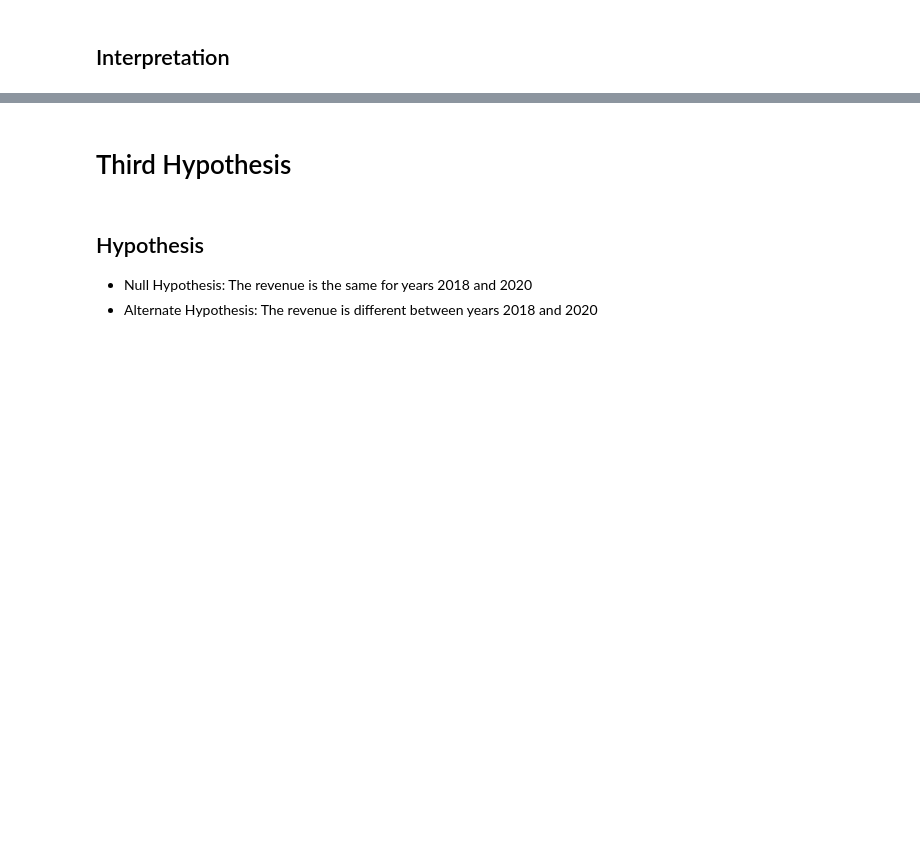
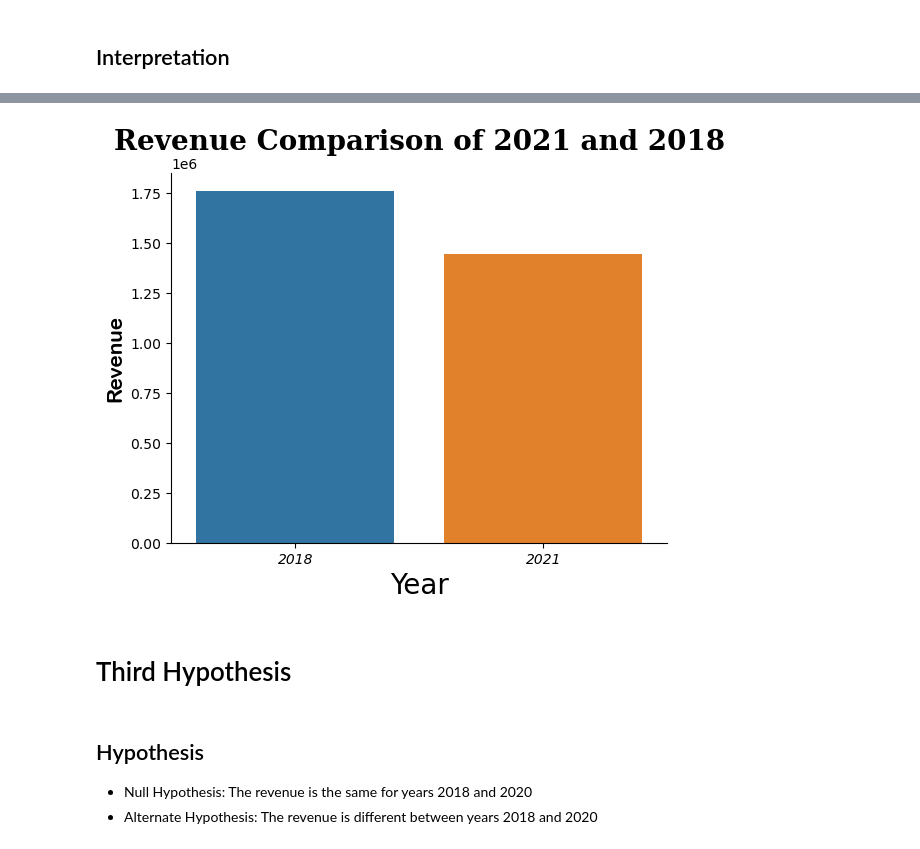
Before and after one commit to Elispreng/Project_3, a Jupyter notebook: Project3_Part4_Spreng-Copy1.ipynb, the cells around one changed output, grey strips where cells are left out. Drawn from its saved outputs; the diff is of its cells as text; code cells hidden in the pictures; blank space fills up the shorter version.

```diff
--- a/Project3_Part4_Spreng-Copy1.ipynb
+++ b/Project3_Part4_Spreng-Copy1.ipynb
@@ -179,0 +237,5 @@ FileNotFoundError: [Errno 2] No such file or directory: 'Data/final_tmdb_data_20
+# %%
+## Saving JUST the numeric col as final group variables
+year_2021_group = year_2021_df['revenue']
+year_2018_group = year_2018_df['revenue']
+year_2021_group
@@ -421,0 +503,5 @@ ax.set_title("Revenue by Rating");
+# %%
+## Check year_2021_group for outliers
+year_2021_outliers = np.abs(stats.zscore(year_2021_group)) > 3
+
+year_2021_outliers.sum()
@@ -421,0 +513,5 @@ ax.set_title("Revenue by Rating");
+# %%
+## Check year_2018group for outliers
+year_2018_outliers = np.abs(stats.zscore(year_2018_group)) > 3
+
+year_2018_outliers.sum()
@@ -425,0 +587,5 @@ ax.set_title("Revenue by Rating");
+# %%
+# # create dataframe without outliers
+plot_df = pd.concat([year_2021_df.loc[~year_2021_outliers],
+                    year_2018_df.loc[~year_2018_outliers]], axis=0)
+plot_df
@@ -426,3 +606,17 @@ ax.set_title("Revenue by Rating");
+# %%
+ax=sns.barplot(data=plot_df, x='year_2021', y= 'revenue', errorbar=None);
+ fontfamily='serif',fontsize = 20, fontweight = 'bold');
+
+plt.xlabel('Year', fontsize =20)
+plt.ylabel('Revenue', fontfamily='Arial Rounded MT Bold', fontsize = 15)
+
+ax.spines['right'].set_visible(False)
+ax.spines['top'].set_visible(False)
+ax.set_xticklabels(labels = ['2018','2021'],
+                   fontstyle='italic',
+                   color='black');
+# %% [output]
+[figure, added]
 # %% [markdown]
 # Third Hypothesis
 # %% [markdown]
```
Also changed, not shown: parts of 52 cells of this notebook, 2 other files.
